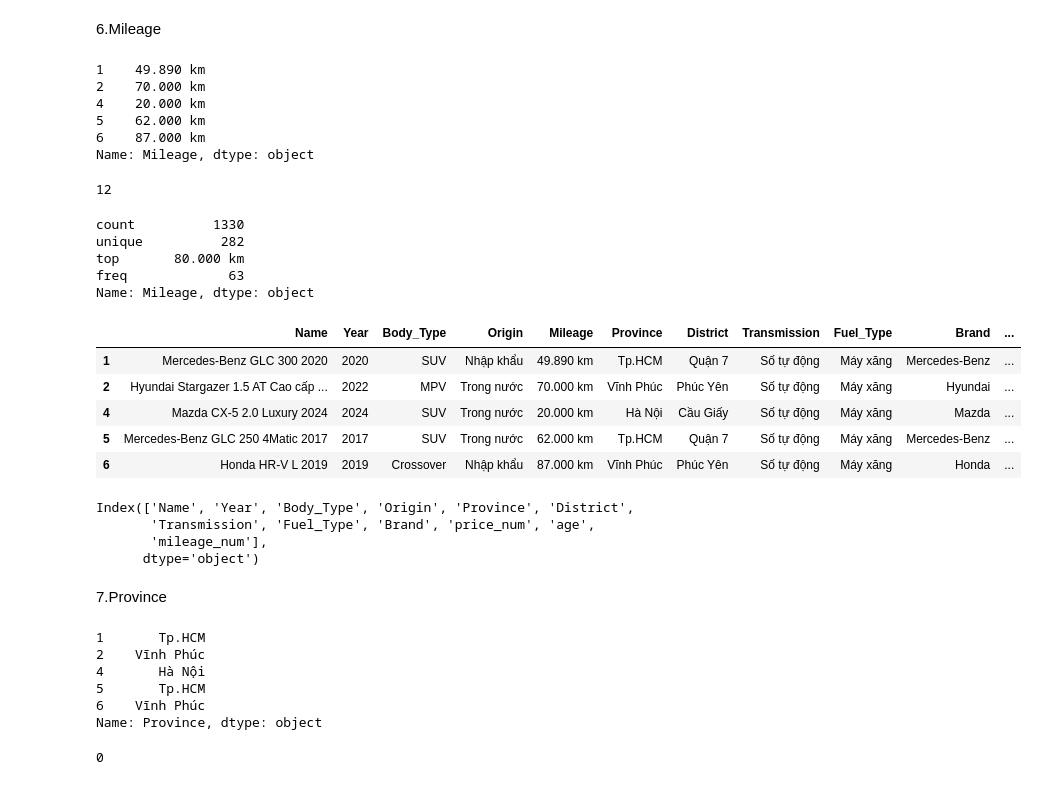
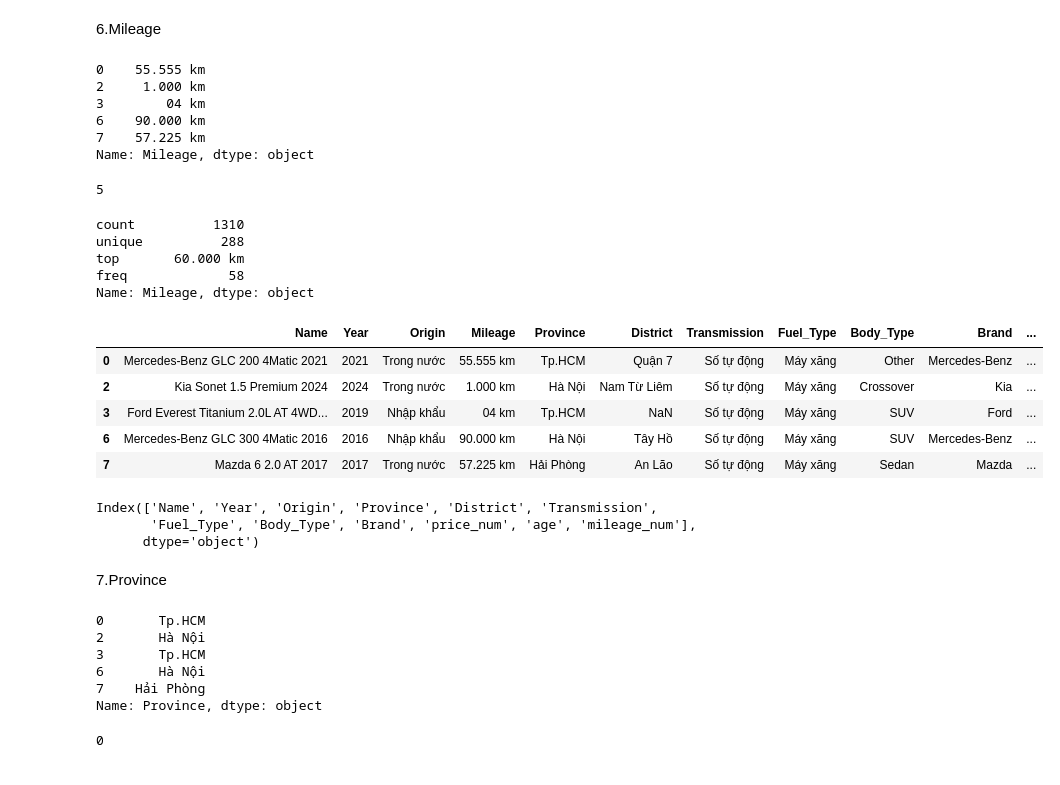
Before and after one commit to nmkhan9/car_price_predict, a Jupyter notebook: notebooks/clean_data.ipynb, the cells around one changed output. Drawn from its saved outputs; the diff is of its cells as text; code cells hidden in the pictures.

```diff
--- a/notebooks/clean_data.ipynb
+++ b/notebooks/clean_data.ipynb
@@ -277,6 +237,6 @@ Coupe            1
 Name: count, dtype: int64
 # %%
-df.loc[df["Body_Type"].isna() , "Body_Type"] = "Other"
+df1.loc[df1["Body_Type"].isna() , "Body_Type"] = "Other"
 # %% [markdown]
 5.Origin
 # %%
@@ -292,4 +252,4 @@ Nhập khẩu     479
 Name: count, dtype: int64
 # %%
-df.loc[df.Origin.isna(),"Origin"] = "Other"
+df1.loc[df1.Origin.isna(),"Origin"] = "Other"
 # %%
@@ -303,39 +263,39 @@ Name: count, dtype: int64
 # %% [markdown]
 6.Mileage
 # %%
-df.Mileage.head()
+df1.Mileage.head()
 # %% [output]
-1    49.890 km
-2    70.000 km
-4    20.000 km
-5    62.000 km
-6    87.000 km
+0    55.555 km
+2     1.000 km
+3        04 km
+6    90.000 km
+7    57.225 km
 Name: Mileage, dtype: object
 # %%
-df.Mileage.isna().sum()
+df1.Mileage.isna().sum()
 # %% [output]
-12
+5
 # %%
-df.Mileage.describe()
+df1.Mileage.describe()
 # %% [output]
-count          1330
-unique          282
-top       80.000 km
-freq             63
+count          1310
+unique          288
+top       60.000 km
+freq             58
 Name: Mileage, dtype: object
 # %%
-df.loc[df["Mileage"].isna(),"Mileage"] = "80.000 km"
+df1.loc[df1["Mileage"].isna(),"Mileage"] = "60.000 km"
 # %%
-df['mileage_num'] = df['Mileage'].str.replace('.', '', regex=False) \
+df1['mileage_num'] = df1['Mileage'].str.replace('.', '', regex=False) \
                                   .str.replace(' km', '', regex=False) \
                                   .astype(int)
 # %%
-df.head()
+df1.head()
 # %% [output]
-|  | Name | Year | Body_Type | Origin | Mileage | Province | District | Transmission | Fuel_Type | Brand | ... |
-| 1 | Mercedes-Benz GLC 300 2020 | 2020 | SUV | Nhập khẩu | 49.890 km | Tp.HCM | Quận 7 | Số tự động | Máy xăng | Mercedes-Benz | ... |
-| 2 | Hyundai Stargazer 1.5 AT Cao cấp ... | 2022 | MPV | Trong nước | 70.000 km | Vĩnh Phúc | Phúc Yên | Số tự động | Máy xăng | Hyundai | ... |
-| 4 | Mazda CX-5 2.0 Luxury 2024 | 2024 | SUV | Trong nước | 20.000 km | Hà Nội | Cầu Giấy | Số tự động | Máy xăng | Mazda | ... |
-| 5 | Mercedes-Benz GLC 250 4Matic 2017 | 2017 | SUV | Trong nước | 62.000 km | Tp.HCM | Quận 7 | Số tự động | Máy xăng | Mercedes-Benz | ... |
-| 6 | Honda HR-V L 2019 | 2019 | Crossover | Nhập khẩu | 87.000 km | Vĩnh Phúc | Phúc Yên | Số tự động | Máy xăng | Honda | ... |
+|  | Name | Year | Origin | Mileage | Province | District | Transmission | Fuel_Type | Body_Type | Brand | ... |
+| 0 | Mercedes-Benz GLC 200 4Matic 2021 | 2021 | Trong nước | 55.555 km | Tp.HCM | Quận 7 | Số tự động | Máy xăng | Other | Mercedes-Benz | ... |
+| 2 | Kia Sonet 1.5 Premium 2024 | 2024 | Trong nước | 1.000 km | Hà Nội | Nam Từ Liêm | Số tự động | Máy xăng | Crossover | Kia | ... |
+| 3 | Ford Everest Titanium 2.0L AT 4WD... | 2019 | Nhập khẩu | 04 km | Tp.HCM | NaN | Số tự động | Máy xăng | SUV | Ford | ... |
+| 6 | Mercedes-Benz GLC 300 4Matic 2016 | 2016 | Nhập khẩu | 90.000 km | Hà Nội | Tây Hồ | Số tự động | Máy xăng | SUV | Mercedes-Benz | ... |
+| 7 | Mazda 6 2.0 AT 2017 | 2017 | Trong nước | 57.225 km | Hải Phòng | An Lão | Số tự động | Máy xăng | Sedan | Mazda | ... |
 # %%
@@ -343,19 +303,18 @@ df = df.drop("Mileage",axis=1)
 # %%
-df.columns
+df1.columns
 # %% [output]
-Index(['Name', 'Year', 'Body_Type', 'Origin', 'Province', 'District',
-       'Transmission', 'Fuel_Type', 'Brand', 'price_num', 'age',
-       'mileage_num'],
+Index(['Name', 'Year', 'Origin', 'Province', 'District', 'Transmission',
+       'Fuel_Type', 'Body_Type', 'Brand', 'price_num', 'age', 'mileage_num'],
       dtype='object')
 # %% [markdown]
 7.Province
 # %%
-df.Province.head()
+df1.Province.head()
 # %% [output]
-1       Tp.HCM
-2    Vĩnh Phúc
-4       Hà Nội
-5       Tp.HCM
-6    Vĩnh Phúc
+0       Tp.HCM
+2       Hà Nội
+3       Tp.HCM
+6       Hà Nội
+7    Hải Phòng
 Name: Province, dtype: object
 # %%
```
Also changed, not shown: parts of 46 cells of this notebook.
